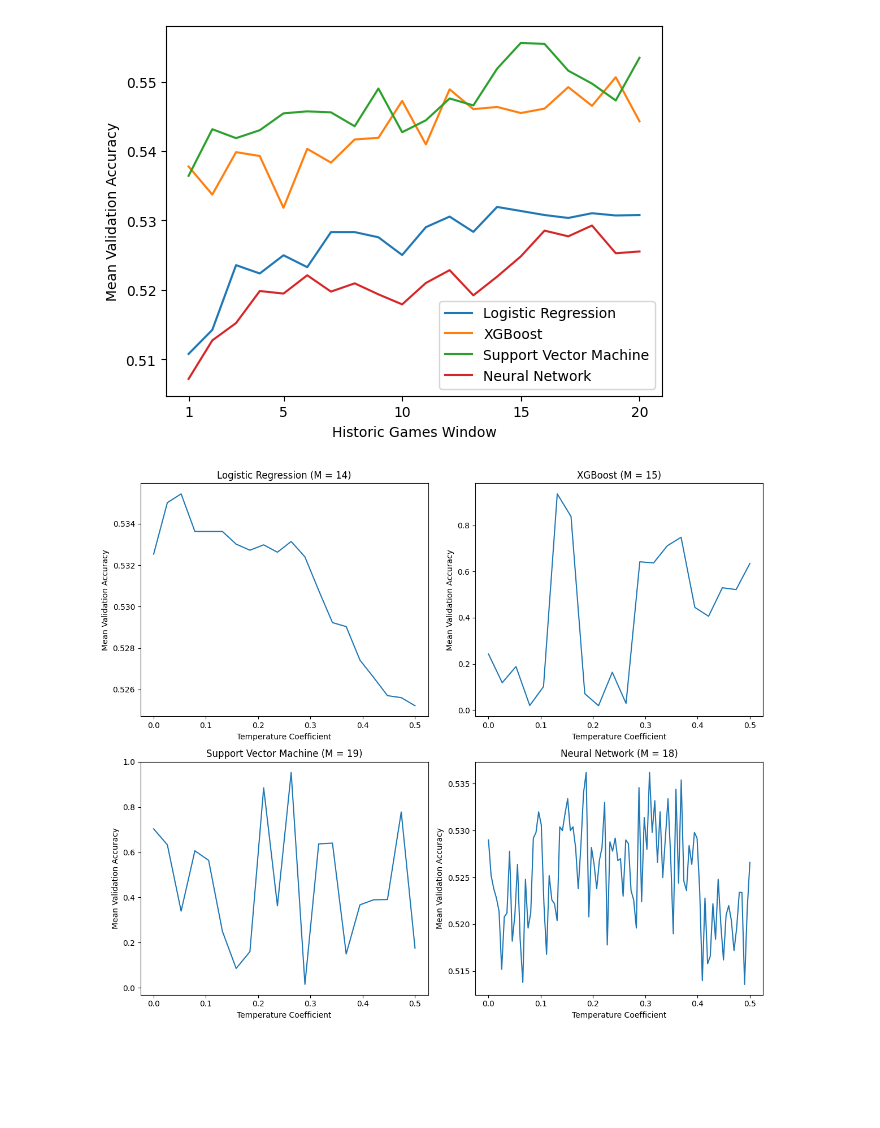
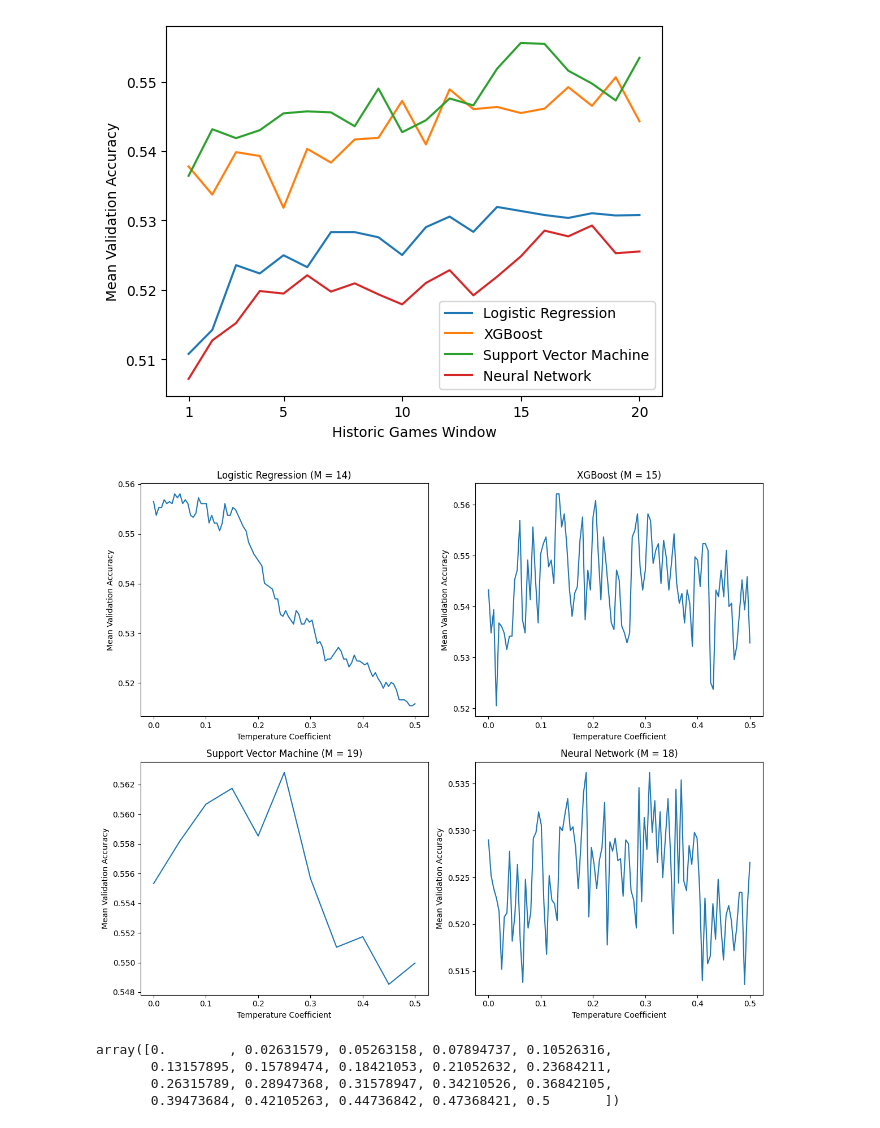
Before and after one commit to Stevey8/MLB-WL-prediction, a Jupyter notebook: reporting.ipynb, the cells around one changed output. Drawn from its saved outputs; the diff is of its cells as text; code cells hidden in the pictures; blank space fills up the shorter version.

Commit message:
Updated jupyter notebook with performance graphs

```diff
--- a/reporting.ipynb
+++ b/reporting.ipynb
@@ -136,46 +99,45 @@ import matplotlib.pyplot as plt
 import numpy as np
 
 # Sample data (replace with actual data)
-#LR_step3 = np.load("LR_accuracy_wavg.npy")  # Replace with actual Logistic Regression data
+LR_step3 = np.load("LR_accuracy_wavg.npy")  # Replace with actual Logistic Regression data
 # Save LR_step3 array to CSV
-LR_step3 = np.loadtxt('LR_step3_accuracy.csv', delimiter=',')
-
-XGB_wa = {'key': np.linspace(0, 0.5, 20), 'value': np.random.rand(20)}  # Replace with actual XGBoost data
-SVM_wa = {'key': np.linspace(0, 0.5, 20), 'value': np.random.rand(20)}  # Replace with actual SVM data
+#LR_step3 = np.loadtxt('LR_step3_accuracy.csv', delimiter=',')
+#LR_step3 = np.load('LR_accuracy_wavg_v2.npy')
 NN_step3 = np.loadtxt('NN_step3_accuracy.csv', delimiter=',')
 # Save NN_step3 array to CSV
-
 
 
 # Create a 2x2 grid of subplots
 fig, axes = plt.subplots(2, 2, figsize=(12, 10))
 
 # First plot: Logistic Regression
 axes[0, 0].plot(np.linspace(0, 0.5, len(LR_step3)), LR_step3.mean(axis=1), label="Logistic Regression (M = 14)")
 axes[0, 0].set_title("Logistic Regression (M = 14)")
 axes[0, 0].set_xlabel("Temperature Coefficient")
 axes[0, 0].set_ylabel("Mean Validation Accuracy")
 
-# Second plot: XGBoost
-axes[0, 1].plot(XGB_wa['key'], XGB_wa['value'], label="XGBoost (M = 15)")
-axes[0, 1].set_title("XGBoost (M = 15)")
+
+
+# Third plot: Support Vector Machine
+axes[0, 1].plot(SVM_wa['key'].to_numpy(), SVM_wa['value'].to_numpy(), label="Support Vector Machine (M = 15)")
+axes[0, 1].set_title("Support Vector Machine (M = 19)")
 axes[0, 1].set_xlabel("Temperature Coefficient")
 axes[0, 1].set_ylabel("Mean Validation Accuracy")
 
-# Third plot: Support Vector Machine
-axes[1, 0].plot(SVM_wa['key'], SVM_wa['value'], label="Support Vector Machine (M = 19)")
-axes[1, 0].set_title("Support Vector Machine (M = 19)")
+# Second plot: XGBoost
+axes[1, 0].plot(XGB_wa['key'].to_numpy(), XGB_wa['value'].to_numpy(), label = "XGBoost (M = 19)")
+axes[1, 0].set_title("XGBoost (M = 15)")
 axes[1, 0].set_xlabel("Temperature Coefficient")
 axes[1, 0].set_ylabel("Mean Validation Accuracy")
 
 # Fourth plot: Neural Network
 axes[1, 1].plot(np.linspace(0, 0.5, len(NN_step3)), NN_step3.mean(axis=1), label="Neural Network (18)")
 axes[1, 1].set_title("Neural Network (M = 18)")
 axes[1, 1].set_xlabel("Temperature Coefficient")
 axes[1, 1].set_ylabel("Mean Validation Accuracy")
 
 # Adjust layout
 plt.tight_layout()
 plt.show()
 # %% [output]
-[figure, old version]
+[figure, new version]
@@ -185,0 +144,7 @@ np.savetxt('Baseline_search_acc.csv', auc, delimiter=',')
+# %%
+XGB_wa['key']
+# %% [output]
+array([0.        , 0.02631579, 0.05263158, 0.07894737, 0.10526316,
+       0.13157895, 0.15789474, 0.18421053, 0.21052632, 0.23684211,
+       0.26315789, 0.28947368, 0.31578947, 0.34210526, 0.36842105,
+       0.39473684, 0.42105263, 0.44736842, 0.47368421, 0.5       ])
```
Also changed, not shown: parts of 2 cells of this notebook.
